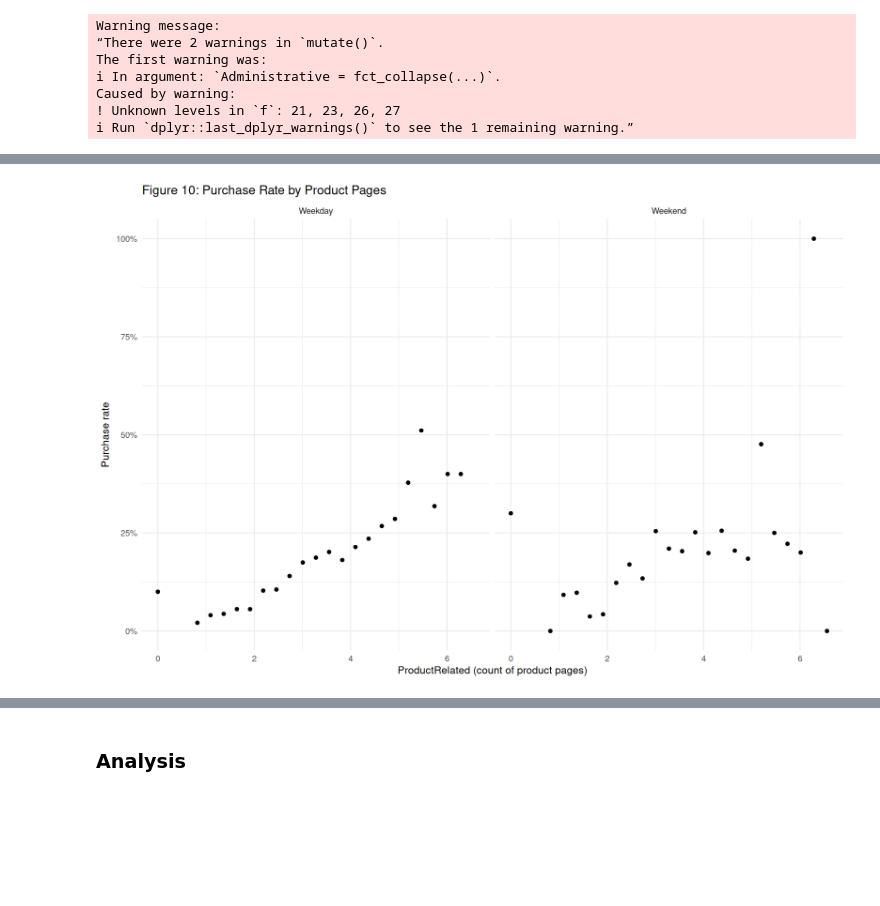
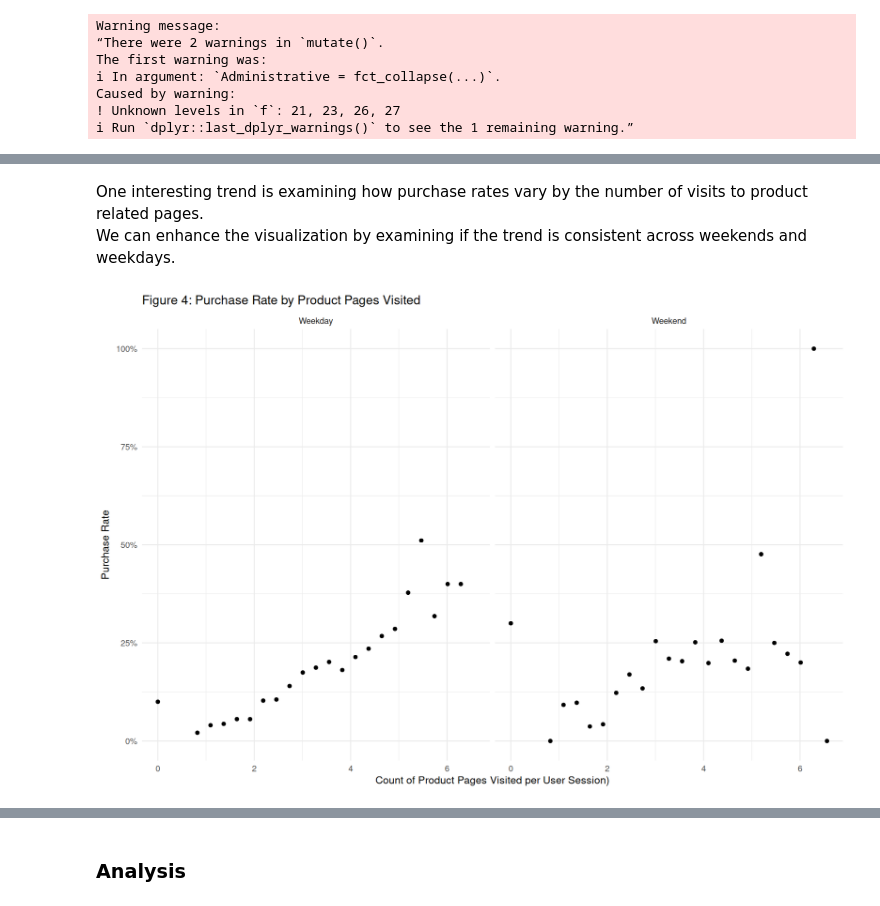
Before and after one commit to UBC-DSCI-310-2025W2/dsci-310-group-04, a Jupyter notebook: reports/milestone_1/milestone_1.ipynb, the cells around one changed output, grey strips where cells are left out. Saved outputs shown, nothing was run; the diff lists cells and outputs as text; code cells hidden in the pictures; blank space fills up the shorter version.

```diff
--- a/reports/milestone_1/milestone_1.ipynb
+++ b/reports/milestone_1/milestone_1.ipynb
@@ -412,14 +462,13 @@ ggplot(numeric_shoppers_train, aes(Variable, Value)) +
 cleaned_shoppers_train <- cleaned_cat_shoppers_train %>%
     mutate(
         Administrative_Duration = log1p(Administrative_Duration),
-        BounceRates = log1p(BounceRates),
-        ExitRates = log1p(ExitRates),
         Informational_Duration = log1p(Informational_Duration),
         PageValues = log1p(PageValues),
         ProductRelated = log1p(ProductRelated),
         ProductRelated_Duration = log1p(ProductRelated_Duration)
     )
 
+# Again, we apply the same transformation to the test set
 cleaned_shoppers_test <- cleaned_cat_shoppers_test %>%
     mutate(
         Administrative_Duration = log1p(Administrative_Duration),
@@ -459,16 +513,19 @@ binned_purchase_rate_shoppers_train <- cleaned_shoppers_train %>%
         Weekend = as.logical(Weekend),
         Revenue_num = if_else(Revenue == "Yes", 1, 0)
     )
+# %% [markdown]
+One interesting trend is examining how purchase rates vary by the number of visits to product related pages. <br>
+We can enhance the visualization by examining if the trend is consistent across weekends and weekdays.
 # %%
 # Explore Purchase Rate by product pages
 options(repr.plot.width = 15, repr.plot.height = 10)
 ggplot(binned_purchase_rate_shoppers_train, aes(ProductRelated, Revenue_num)) +
     stat_summary_bin(fun = mean, bins = 25, geom = "point") +
     facet_wrap(~ Weekend, labeller = as_labeller(c(`FALSE`="Weekday", `TRUE`="Weekend"))) +
     scale_y_continuous(labels = percent_format(accuracy = 1), limits = c(0, 1)) +
-    labs(title = "Figure 10: Purchase Rate by Product Pages",
-         x = "ProductRelated (count of product pages)",
-         y = "Purchase rate") +
+    labs(title = "Figure 4: Purchase Rate by Product Pages Visited",
+         x = "Count of Product Pages Visited per User Session)",
+         y = "Purchase Rate") +
     theme_minimal(base_size = 15)
 # %% [output]
-[figure, old version]
+[figure, new version]
```
Also changed, not shown: parts of 56 cells of this notebook.
